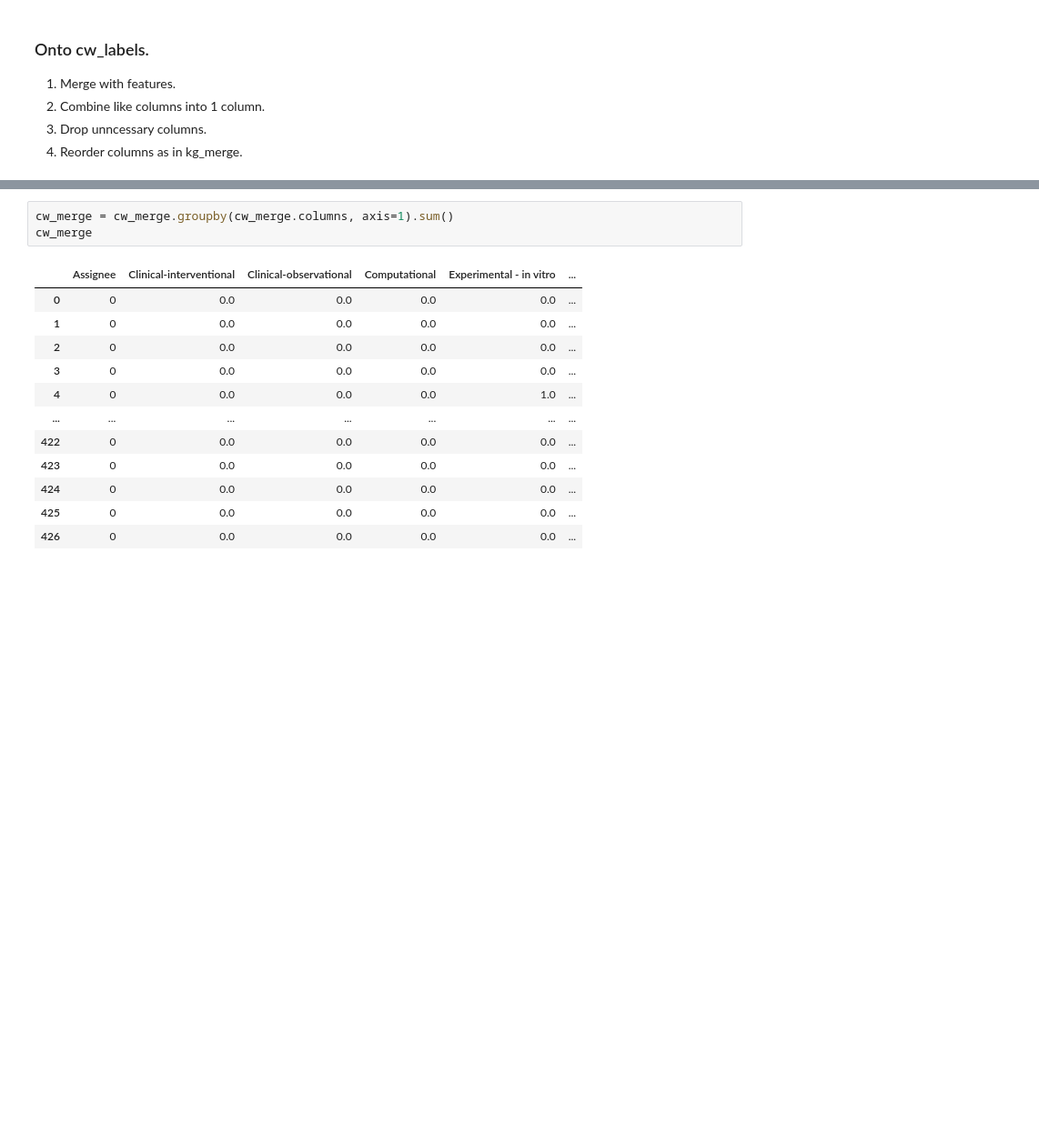
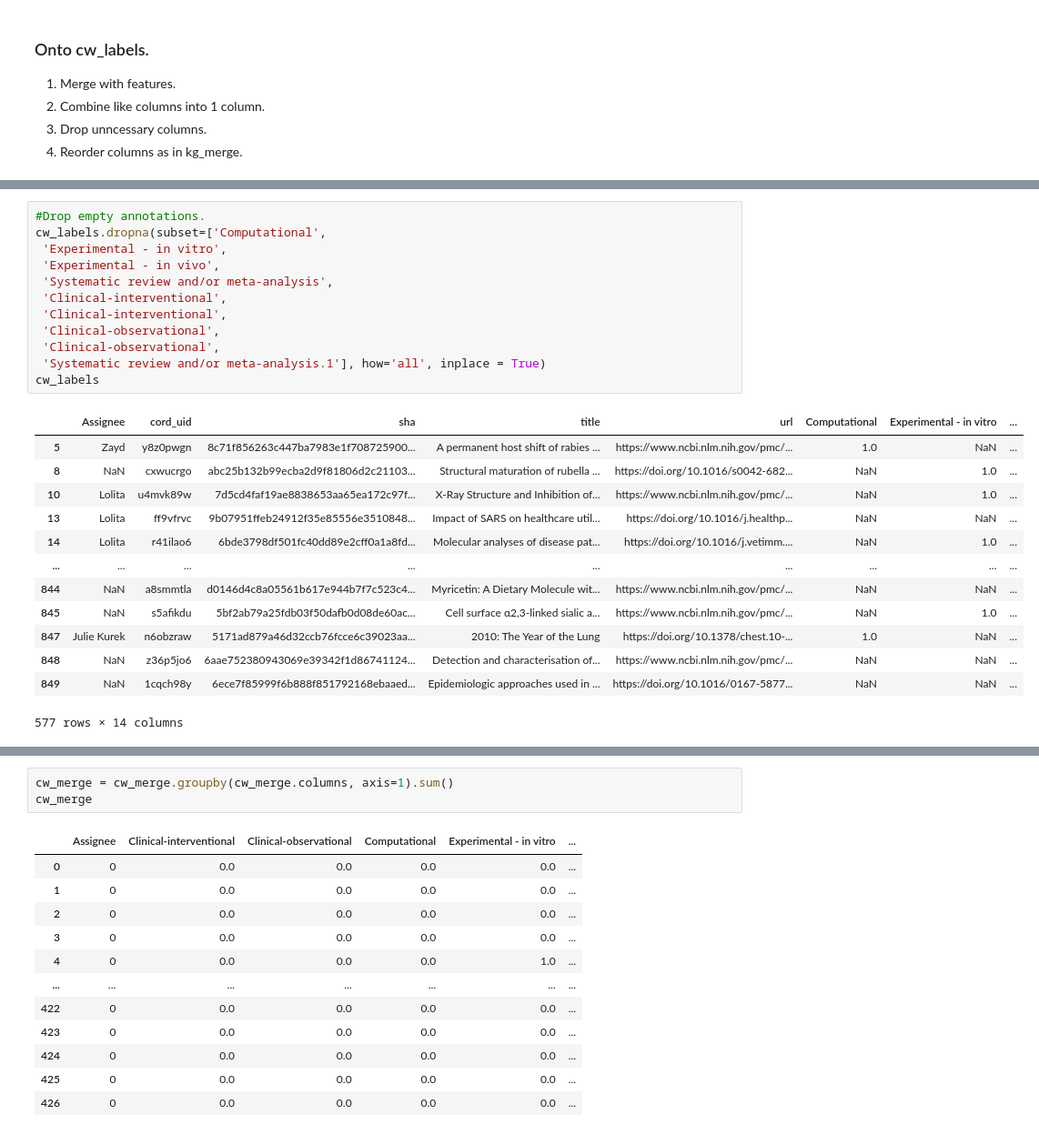
Before and after one commit to mindyng/Covid19, a Jupyter notebook: StudyTypeAnnotations.ipynb, the cells around one changed output, grey strips where cells are left out. Shown: that part at 91% size. Cells and saved outputs as stored; diff of their text form; blank space fills up the shorter version.

```diff
--- a/StudyTypeAnnotations.ipynb
+++ b/StudyTypeAnnotations.ipynb
@@ -333,0 +391,26 @@ kg_merge
+# %%
+#Drop empty annotations.
+cw_labels.dropna(subset=['Computational',
+ 'Experimental - in vitro',
+ 'Experimental - in vivo',
+ 'Systematic review and/or meta-analysis',
+ 'Clinical-interventional',
+ 'Clinical-interventional',
+ 'Clinical-observational',
+ 'Clinical-observational',
+ 'Systematic review and/or meta-analysis.1'], how='all', inplace = True)
+cw_labels
+# %% [output]
+|  | Assignee | cord_uid | sha | title | url | Computational | Experimental - in vitro | ... |
+| 5 | Zayd | y8z0pwgn | 8c71f856263c447ba7983e1f708725900... | A permanent host shift of rabies ... | https://www.ncbi.nlm.nih.gov/pmc/... | 1.0 | NaN | ... |
+| 8 | NaN | cxwucrgo | abc25b132b99ecba2d9f81806d2c21103... | Structural maturation of rubella ... | https://doi.org/10.1016/s0042-682... | NaN | 1.0 | ... |
+| 10 | Lolita | u4mvk89w | 7d5cd4faf19ae8838653aa65ea172c97f... | X-Ray Structure and Inhibition of... | https://www.ncbi.nlm.nih.gov/pmc/... | NaN | 1.0 | ... |
+| 13 | Lolita | ff9vfrvc | 9b07951ffeb24912f35e85556e3510848... | Impact of SARS on healthcare util... | https://doi.org/10.1016/j.healthp... | NaN | NaN | ... |
+| 14 | Lolita | r41ilao6 | 6bde3798df501fc40dd89e2cff0a1a8fd... | Molecular analyses of disease pat... | https://doi.org/10.1016/j.vetimm.... | NaN | 1.0 | ... |
+| ... | ... | ... | ... | ... | ... | ... | ... | ... |
+| 844 | NaN | a8smmtla | d0146d4c8a05561b617e944b7f7c523c4... | Myricetin: A Dietary Molecule wit... | https://www.ncbi.nlm.nih.gov/pmc/... | NaN | NaN | ... |
+| 845 | NaN | s5afikdu | 5bf2ab79a25fdb03f50dafb0d08de60ac... | Cell surface α2,3-linked sialic a... | https://www.ncbi.nlm.nih.gov/pmc/... | NaN | 1.0 | ... |
+| 847 | Julie Kurek | n6obzraw | 5171ad879a46d32ccb76fcce6c39023aa... | 2010: The Year of the Lung | https://doi.org/10.1378/chest.10-... | 1.0 | NaN | ... |
+| 848 | NaN | z36p5jo6 | 6aae752380943069e39342f1d86741124... | Detection and characterisation of... | https://www.ncbi.nlm.nih.gov/pmc/... | NaN | NaN | ... |
+| 849 | NaN | 1cqch98y | 6ece7f85999f6b888f851792168ebaaed... | Epidemiologic approaches used in ... | https://doi.org/10.1016/0167-5877... | NaN | NaN | ... |
+577 rows × 14 columns
```
Also changed, not shown: parts of 12 cells of this notebook.
